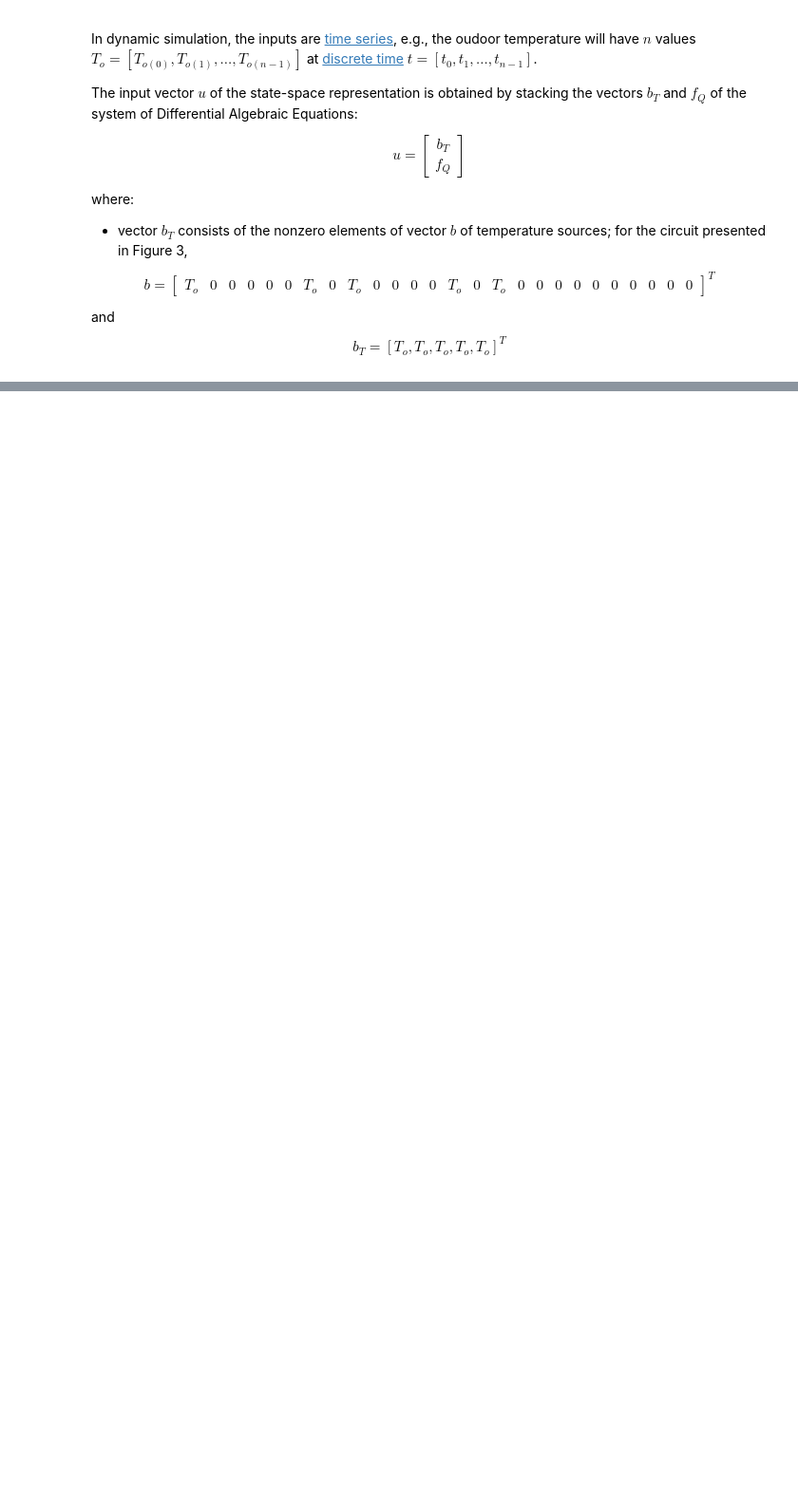
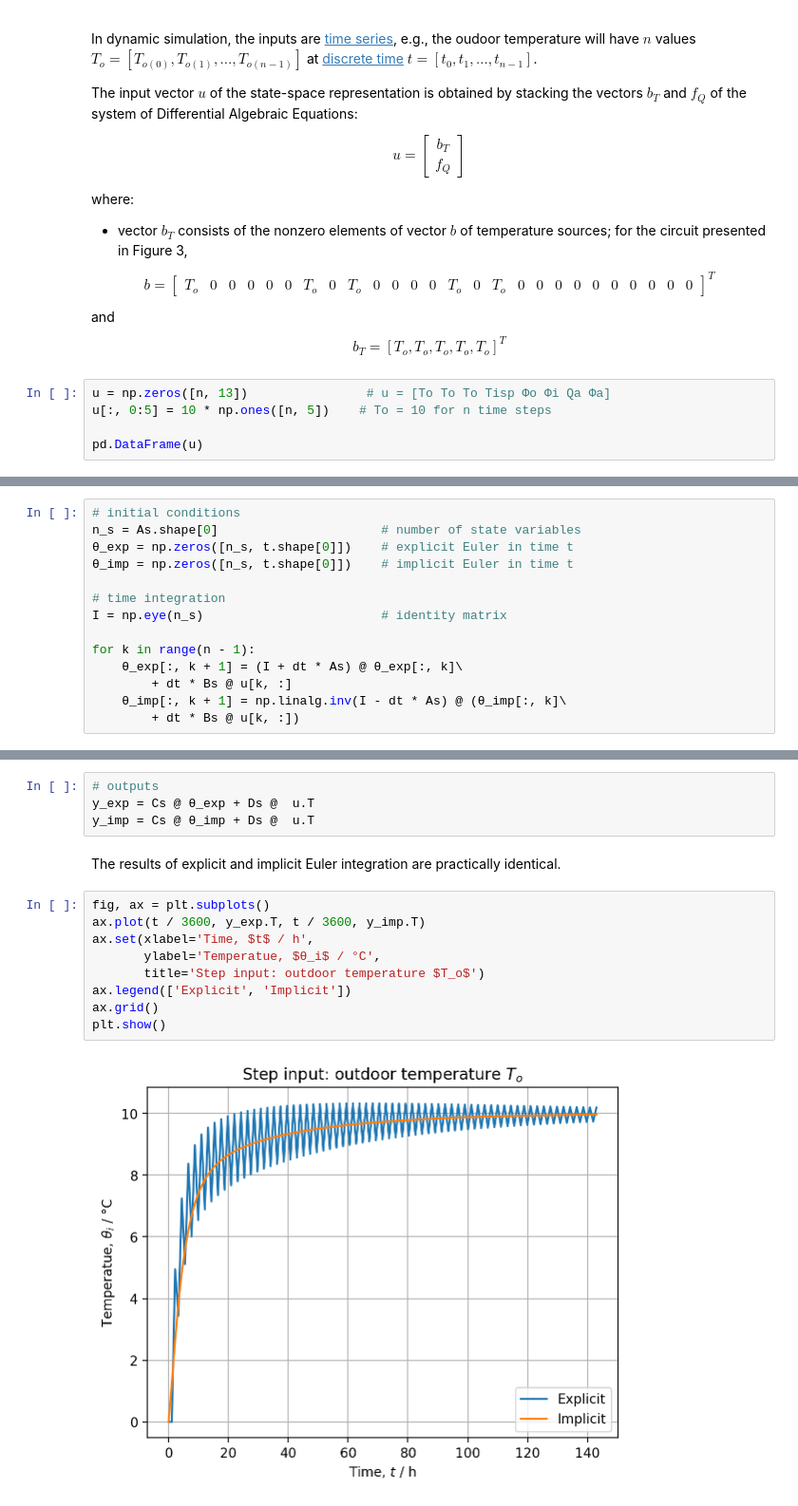
Before and after one commit to ZHAW-dm4bem-2023/reproducible-report-michael_fabian, a Jupyter notebook: Project.ipynb, the cells around one changed output, grey strips where cells are left out. Shown: that part at 95% size. Saved outputs shown, nothing was run; the diff lists cells and outputs as text; blank space fills up the shorter version.

```diff
--- a/Project.ipynb
+++ b/Project.ipynb
@@ -879,3 +879,8 @@ T_o &0  &0  &0  &0  &0  &T_o  &0  &T_o  &0  &0  &0  &0  &T_o  &0  &T_o  &0  &0
 \end{matrix}]^T$$
 and
 $$b_T = [T_o, T_o, T_o, T_o, T_o]^T$$
+# %%
+u = np.zeros([n, 13])                # u = [To To To Tisp Φo Φi Qa Φa]
+u[:, 0:5] = 10 * np.ones([n, 5])    # To = 10 for n time steps
+
+pd.DataFrame(u)
@@ -881,0 +920,14 @@ $$b_T = [T_o, T_o, T_o, T_o, T_o]^T$$
+# %%
+# initial conditions
+n_s = As.shape[0]                      # number of state variables
+θ_exp = np.zeros([n_s, t.shape[0]])    # explicit Euler in time t
+θ_imp = np.zeros([n_s, t.shape[0]])    # implicit Euler in time t
+
+# time integration
+I = np.eye(n_s)                        # identity matrix
+
+for k in range(n - 1):
+    θ_exp[:, k + 1] = (I + dt * As) @ θ_exp[:, k]\
+        + dt * Bs @ u[k, :]
+    θ_imp[:, k + 1] = np.linalg.inv(I - dt * As) @ (θ_imp[:, k]\
+        + dt * Bs @ u[k, :])
@@ -881,0 +940,17 @@ $$b_T = [T_o, T_o, T_o, T_o, T_o]^T$$
+# %%
+# outputs
+y_exp = Cs @ θ_exp + Ds @  u.T
+y_imp = Cs @ θ_imp + Ds @  u.T
+# %% [markdown]
+The results of explicit and implicit Euler integration are practically identical.
+# %%
+fig, ax = plt.subplots()
+ax.plot(t / 3600, y_exp.T, t / 3600, y_imp.T)
+ax.set(xlabel='Time, $t$ / h',
+       ylabel='Temperatue, $θ_i$ / °C',
+       title='Step input: outdoor temperature $T_o$')
+ax.legend(['Explicit', 'Implicit'])
+ax.grid()
+plt.show()
+# %% [output]
+[figure, added]
```
Also changed, not shown: parts of 6 cells of this notebook.
